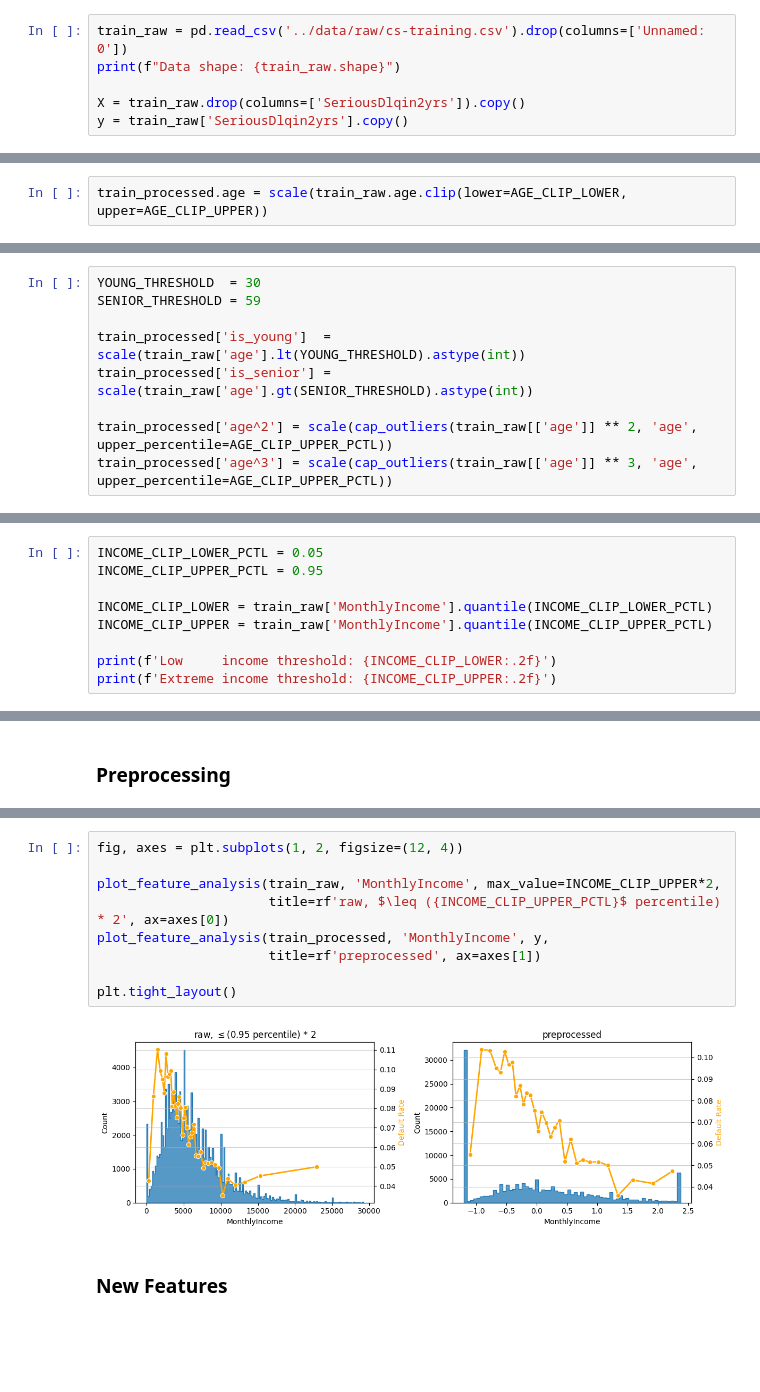
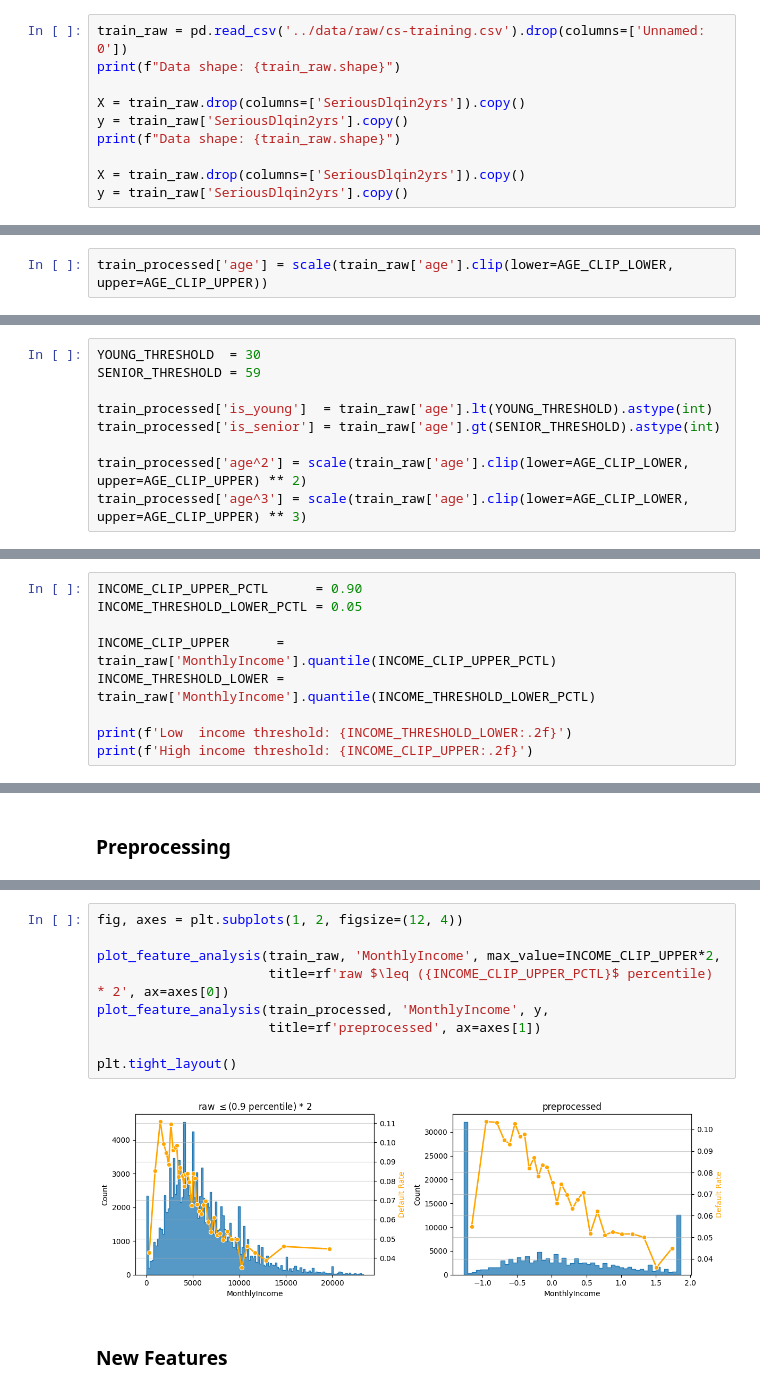
Before and after one commit to seajoyer/credit-scoring, a Jupyter notebook: notebooks/2.0-feature-engineering.ipynb, the cells around one changed output, grey strips where cells are left out. Drawn from its saved outputs; the diff is of its cells as text; blank space fills up the shorter version.

```diff
--- a/notebooks/2.0-feature-engineering.ipynb
+++ b/notebooks/2.0-feature-engineering.ipynb
@@ -51,5 +51,9 @@ print(f"Data shape: {train_raw.shape}")
 
 X = train_raw.drop(columns=['SeriousDlqin2yrs']).copy()
 y = train_raw['SeriousDlqin2yrs'].copy()
+print(f"Data shape: {train_raw.shape}")
+
+X = train_raw.drop(columns=['SeriousDlqin2yrs']).copy()
+y = train_raw['SeriousDlqin2yrs'].copy()
 # %% [output]
 Data shape: (150000, 11)
@@ -85,7 +90,7 @@ print(f'{AGE_CLIP_UPPER_PCTL * 100} процентиль: {AGE_CLIP_UPPER}')
 # %% [markdown]
 ### Preprocessing
 # %%
-train_processed.age = scale(train_raw.age.clip(lower=AGE_CLIP_LOWER, upper=AGE_CLIP_UPPER))
+train_processed['age'] = scale(train_raw['age'].clip(lower=AGE_CLIP_LOWER, upper=AGE_CLIP_UPPER))
 # %%
 fig, axes = plt.subplots(1, 2, figsize=(12, 4))
 
@@ -103,11 +108,11 @@ plt.tight_layout()
 YOUNG_THRESHOLD  = 30
 SENIOR_THRESHOLD = 59
 
-train_processed['is_young']  = scale(train_raw['age'].lt(YOUNG_THRESHOLD).astype(int))
-train_processed['is_senior'] = scale(train_raw['age'].gt(SENIOR_THRESHOLD).astype(int))
+train_processed['is_young']  = train_raw['age'].lt(YOUNG_THRESHOLD).astype(int)
+train_processed['is_senior'] = train_raw['age'].gt(SENIOR_THRESHOLD).astype(int)
 
-train_processed['age^2'] = scale(cap_outliers(train_raw[['age']] ** 2, 'age', upper_percentile=AGE_CLIP_UPPER_PCTL))
-train_processed['age^3'] = scale(cap_outliers(train_raw[['age']] ** 3, 'age', upper_percentile=AGE_CLIP_UPPER_PCTL))
+train_processed['age^2'] = scale(train_raw['age'].clip(lower=AGE_CLIP_LOWER, upper=AGE_CLIP_UPPER) ** 2)
+train_processed['age^3'] = scale(train_raw['age'].clip(lower=AGE_CLIP_LOWER, upper=AGE_CLIP_UPPER) ** 3)
 # %%
 age_new_features = ['is_young', 'is_senior', 'age^2', 'age^3']
 train_processed[age_new_features].describe(percentiles=[])
@@ -146,12 +151,12 @@ plot_WoE(train_woe, 'age', 'SeriousDlqin2yrs', ax=axs[1],
 # %% [markdown]
 ## `MonthlyIncome`
 # %%
-INCOME_CLIP_LOWER_PCTL = 0.05
-INCOME_CLIP_UPPER_PCTL = 0.95
+INCOME_CLIP_UPPER_PCTL      = 0.90
+INCOME_THRESHOLD_LOWER_PCTL = 0.05
 
-INCOME_CLIP_LOWER = train_raw['MonthlyIncome'].quantile(INCOME_CLIP_LOWER_PCTL)
-INCOME_CLIP_UPPER = train_raw['MonthlyIncome'].quantile(INCOME_CLIP_UPPER_PCTL)
+INCOME_CLIP_UPPER      = train_raw['MonthlyIncome'].quantile(INCOME_CLIP_UPPER_PCTL)
+INCOME_THRESHOLD_LOWER = train_raw['MonthlyIncome'].quantile(INCOME_THRESHOLD_LOWER_PCTL)
 
-print(f'Low     income threshold: {INCOME_CLIP_LOWER:.2f}')
-print(f'Extreme income threshold: {INCOME_CLIP_UPPER:.2f}')
+print(f'Low  income threshold: {INCOME_THRESHOLD_LOWER:.2f}')
+print(f'High income threshold: {INCOME_CLIP_UPPER:.2f}')
 # %% [output]
@@ -175,14 +180,14 @@ train_processed['MonthlyIncome'] = scale(train_raw['MonthlyIncome'].fillna(0.0).
 # %%
 fig, axes = plt.subplots(1, 2, figsize=(12, 4))
 
 plot_feature_analysis(train_raw, 'MonthlyIncome', max_value=INCOME_CLIP_UPPER*2,
-                      title=rf'raw, $\leq ({INCOME_CLIP_UPPER_PCTL}$ percentile) * 2', ax=axes[0])
+                      title=rf'raw $\leq ({INCOME_CLIP_UPPER_PCTL}$ percentile) * 2', ax=axes[0])
 plot_feature_analysis(train_processed, 'MonthlyIncome', y,
                       title=rf'preprocessed', ax=axes[1])
 
 plt.tight_layout()
 # %% [output]
-[figure, old version]
+[figure, new version]
 # %% [markdown]
 ### New Features
 # %%
```
Also changed, not shown: parts of 38 cells of this notebook, 8 other files.
